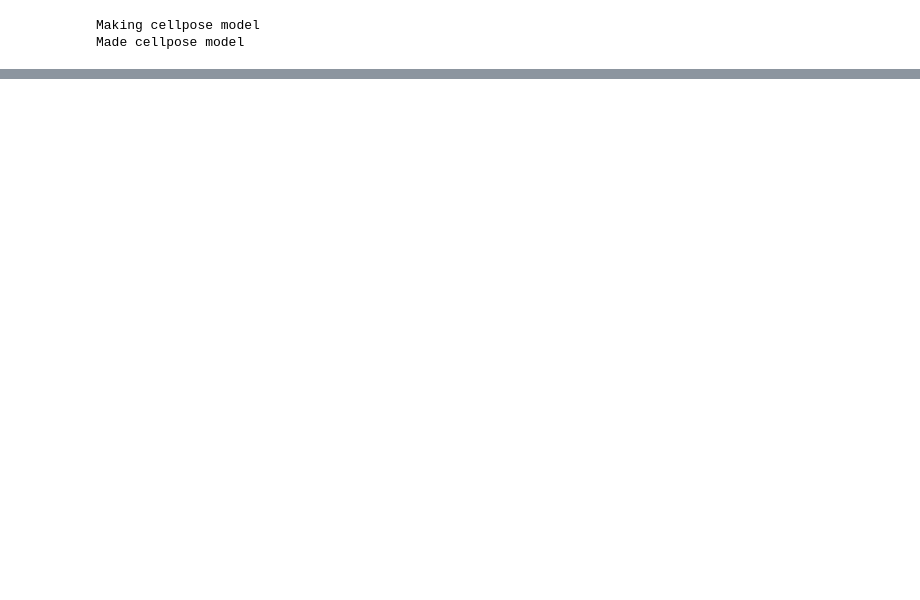
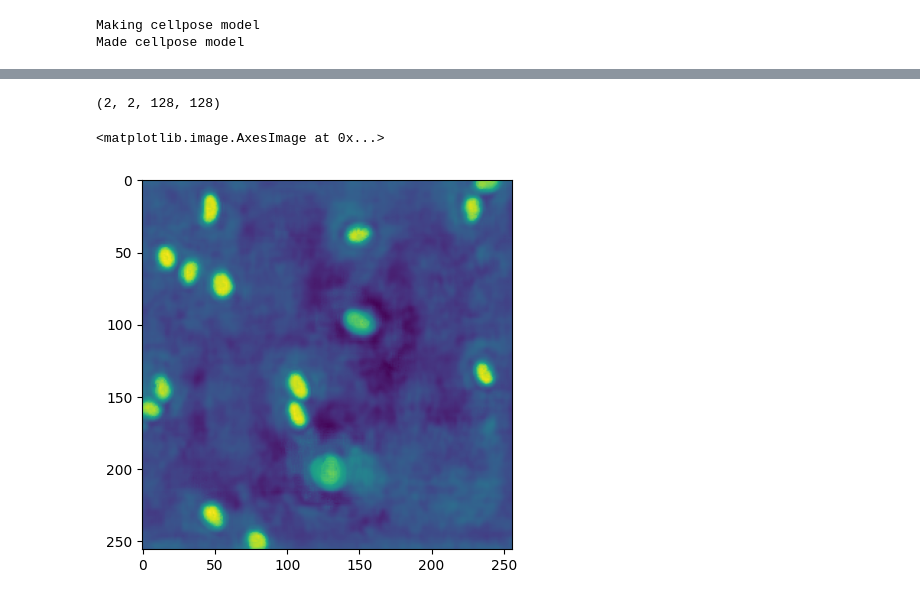
Before and after one commit to rzuberi/u_net_exploration, a Jupyter notebook: testing_cellprob_not.ipynb, the cells around one changed output, grey strips where cells are left out. Saved outputs shown, nothing was run; the diff lists cells and outputs as text; code cells hidden in the pictures; blank space fills up the shorter version.

```diff
--- a/testing_cellprob_not.ipynb
+++ b/testing_cellprob_not.ipynb
@@ -86,0 +190,9 @@ Got data
+# %%
+print(splits.shape)
+# %% [output]
+(2, 2, 128, 128)
+# %%
+plt.imshow(X_train[0])
+# %% [output]
+<matplotlib.image.AxesImage at 0x...>
+[figure, added]
```
Also changed, not shown: parts of 35 cells of this notebook.
